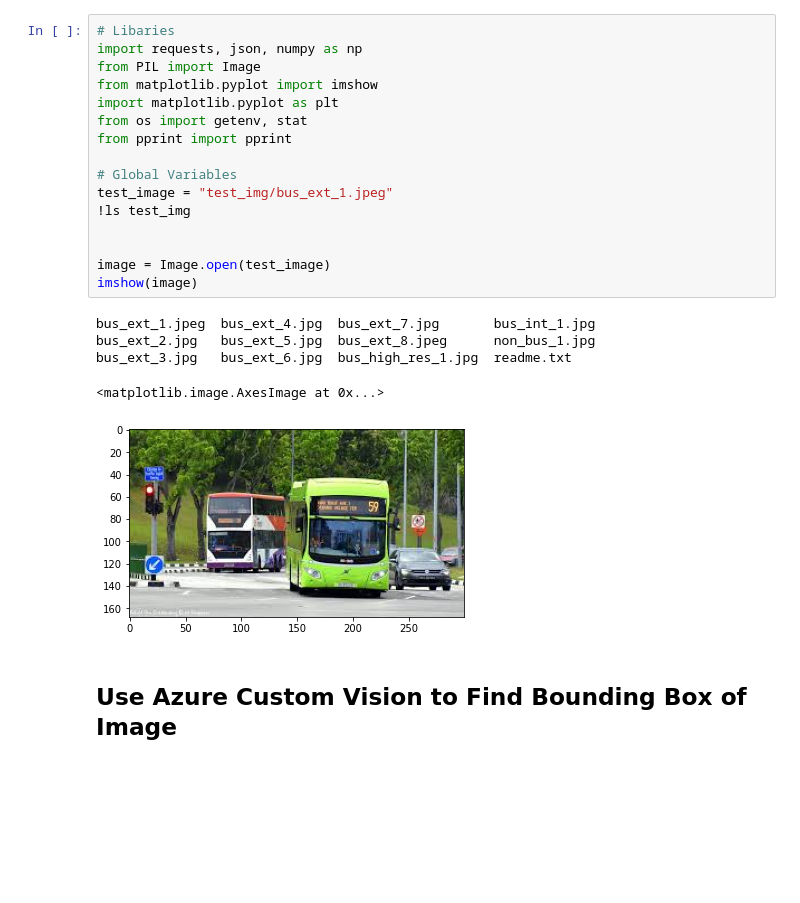
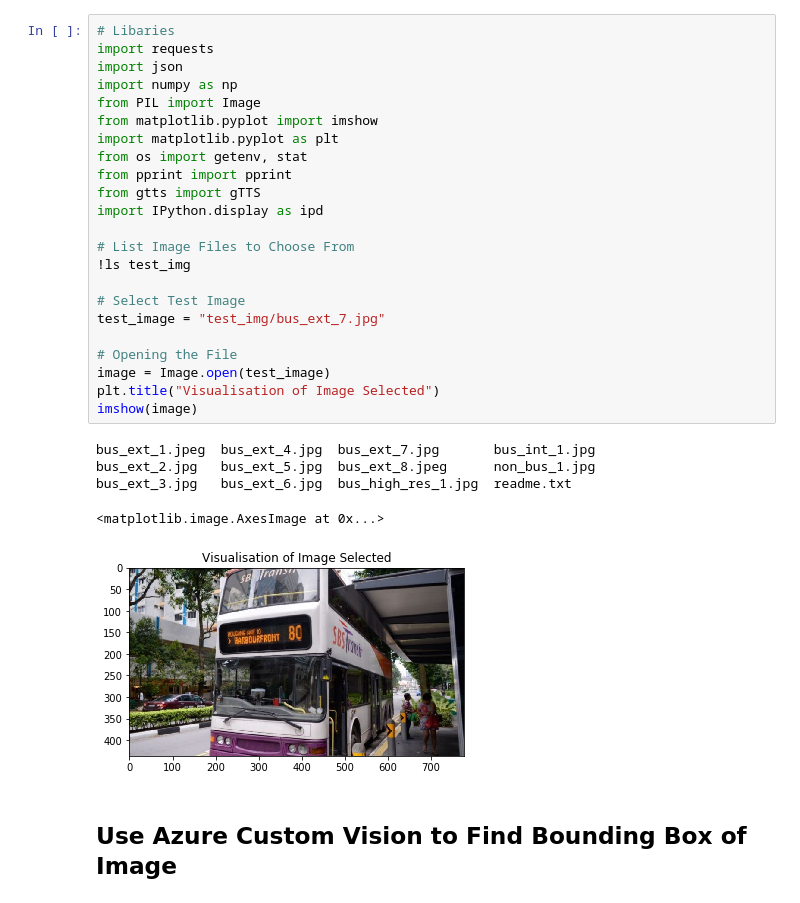
Before and after one commit to BrandonTang89/Bus_Numbers, a Jupyter notebook: bus_project_budget.ipynb, the cells around one changed output. Drawn from its saved outputs; the diff is of its cells as text; blank space fills up the shorter version.

```diff
--- a/bus_project_budget.ipynb
+++ b/bus_project_budget.ipynb
@@ -10,25 +20,32 @@ Hello, this is a script which has a "burner" API key for OCR Space OCR API which
 # %%
 # Libaries
-import requests, json, numpy as np
+import requests
+import json
+import numpy as np
 from PIL import Image
 from matplotlib.pyplot import imshow
 import matplotlib.pyplot as plt
 from os import getenv, stat
 from pprint import pprint
+from gtts import gTTS
+import IPython.display as ipd
 
-# Global Variables
-test_image = "test_img/bus_ext_1.jpeg"
+# List Image Files to Choose From
 !ls test_img
 
+# Select Test Image
+test_image = "test_img/bus_ext_7.jpg"
 
+# Opening the File
 image = Image.open(test_image)
+plt.title("Visualisation of Image Selected")
 imshow(image)
 # %% [output]
 bus_ext_1.jpeg  bus_ext_4.jpg  bus_ext_7.jpg       bus_int_1.jpg
 bus_ext_2.jpg   bus_ext_5.jpg  bus_ext_8.jpeg      non_bus_1.jpg
 bus_ext_3.jpg   bus_ext_6.jpg  bus_high_res_1.jpg  readme.txt
 <matplotlib.image.AxesImage at 0x...>
-[figure, old version]
+[figure, new version]
 # %% [markdown]
 ## Use Azure Custom Vision to Find Bounding Box of Image
 # %%
```
Also changed, not shown: parts of 12 cells of this notebook, 3 other files.
